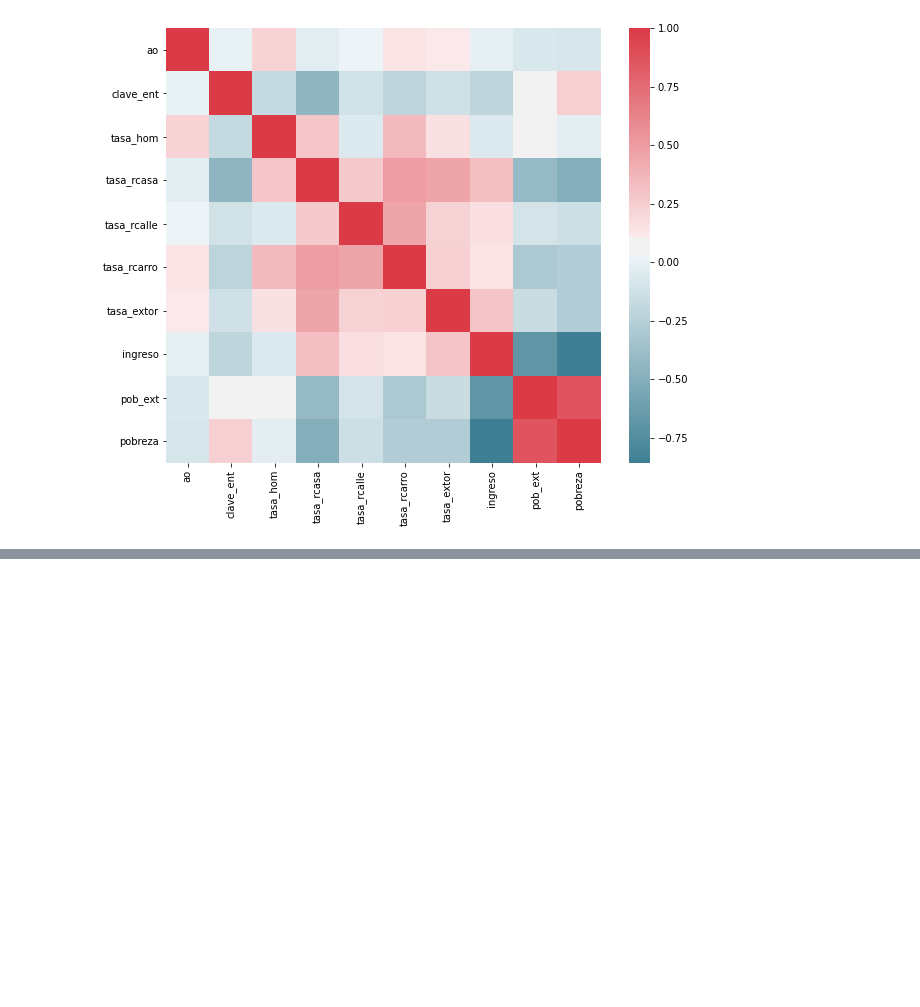
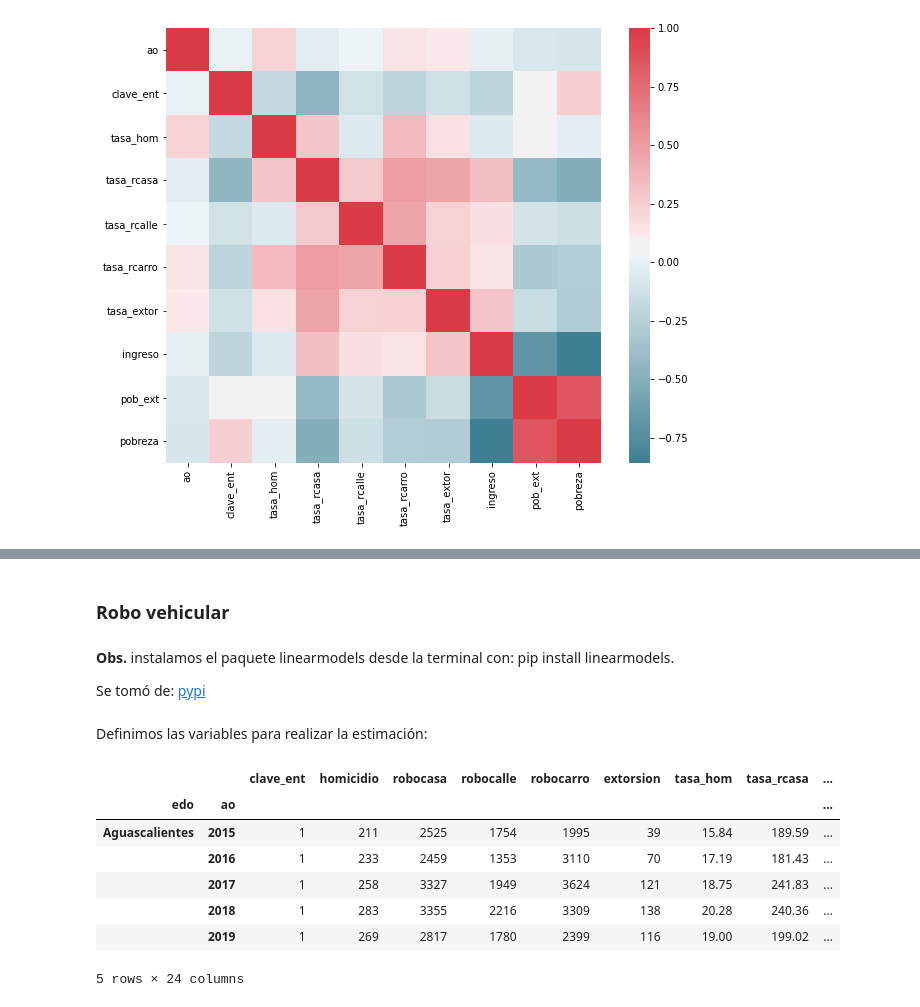
Before and after one commit to prope-2020-gh-classroom/practica-final-por-equipos-verano-2020-itam-JSOHE, a Jupyter notebook: cbautistap_wf.ipynb, the cells around one changed output, grey strips where cells are left out. Cells and saved outputs as stored; diff of their text form; code cells hidden in the pictures; blank space fills up the shorter version.

```diff
--- a/cbautistap_wf.ipynb
+++ b/cbautistap_wf.ipynb
@@ -814,0 +831,3 @@ sns.heatmap(corr, mask=np.zeros_like(corr, dtype=np.bool), cmap=sns.diverging_pa
+# %%
+bd["prop15a24"]=bd["edad15a24"]*100/bd["pob_tot"]
+bd.head()
@@ -814,0 +842,3 @@ sns.heatmap(corr, mask=np.zeros_like(corr, dtype=np.bool), cmap=sns.diverging_pa
+# %%
+bd["prop25a34"]=bd["edad25a34"]*100/bd["pob_tot"]
+bd.tail()
@@ -814,0 +853,6 @@ sns.heatmap(corr, mask=np.zeros_like(corr, dtype=np.bool), cmap=sns.diverging_pa
+# %% [markdown]
+### Robo vehicular
+# %% [markdown]
+**Obs.** instalamos el paquete linearmodels desde la terminal con: pip install linearmodels.
+
+Se tomó de: [pypi](https://pypi.org/project/linearmodels/)
@@ -814,0 +863,18 @@ sns.heatmap(corr, mask=np.zeros_like(corr, dtype=np.bool), cmap=sns.diverging_pa
+# %% [markdown]
+Definimos las variables para realizar la estimación:
+# %%
+year = pd.Categorical(bd["ao"])
+# %%
+data = bd.set_index(["edo","ao"])
+# %%
+data["ao"] = year
+data.head()
+# %% [output]
+|  |  | clave_ent | homicidio | robocasa | robocalle | robocarro | extorsion | tasa_hom | tasa_rcasa | ... |
+| edo | ao |  |  |  |  |  |  |  |  | ... |
+| Aguascalientes | 2015 | 1 | 211 | 2525 | 1754 | 1995 | 39 | 15.84 | 189.59 | ... |
+|  | 2016 | 1 | 233 | 2459 | 1353 | 3110 | 70 | 17.19 | 181.43 | ... |
+|  | 2017 | 1 | 258 | 3327 | 1949 | 3624 | 121 | 18.75 | 241.83 | ... |
+|  | 2018 | 1 | 283 | 3355 | 2216 | 3309 | 138 | 20.28 | 240.36 | ... |
+|  | 2019 | 1 | 269 | 2817 | 1780 | 2399 | 116 | 19.00 | 199.02 | ... |
+5 rows × 24 columns
```
Also changed, not shown: parts of 15 cells of this notebook.
